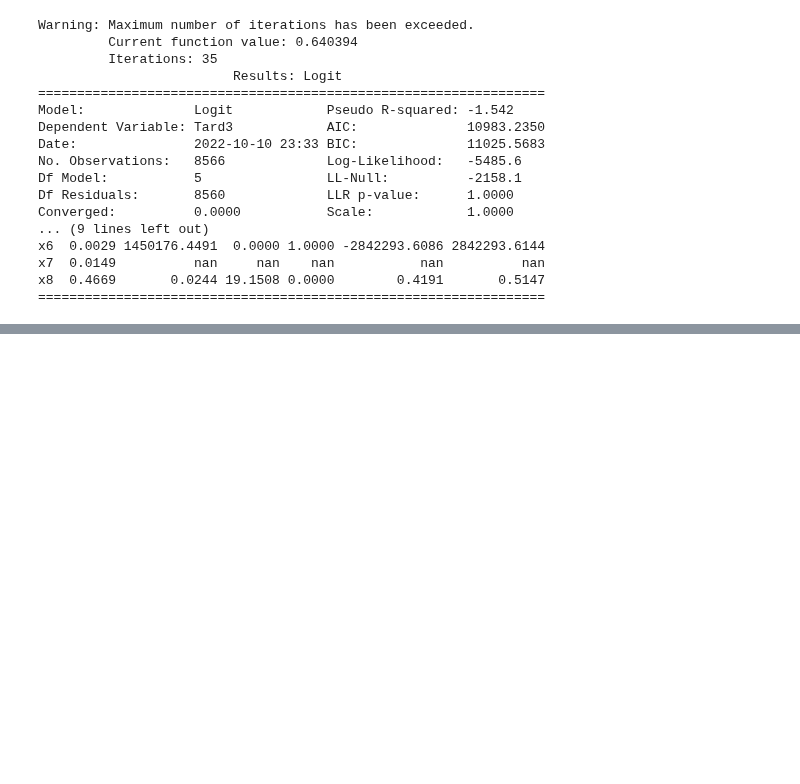
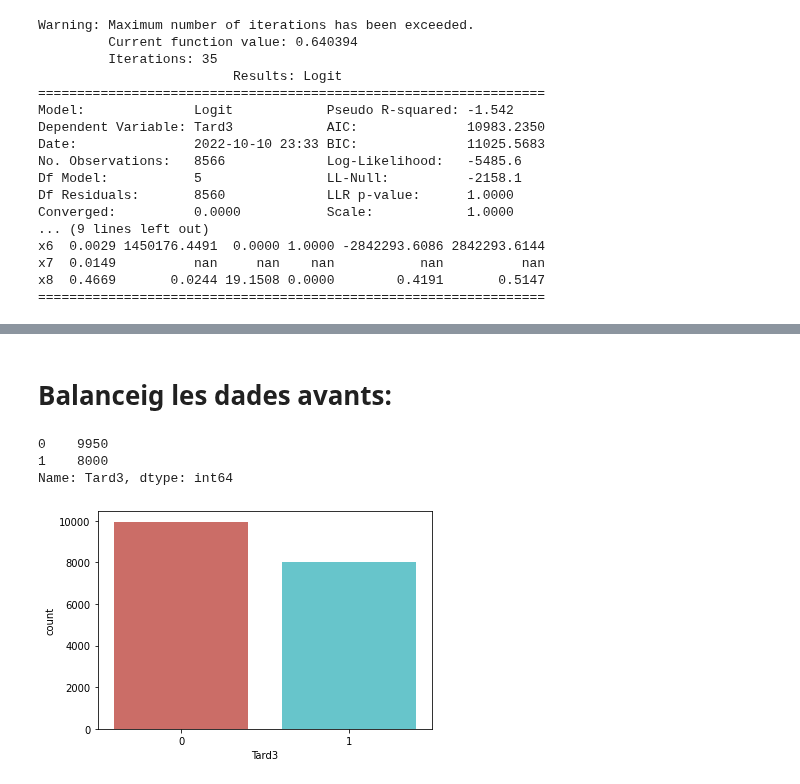
Before and after one commit to JMML2021/Entrega-projecte-final, a Jupyter notebook: utilitzar_loggistic_regression_per_mirar_els_coeficients_.ipynb, the cells around one changed output, grey strips where cells are left out. Saved outputs shown, nothing was run; the diff lists cells and outputs as text; code cells hidden in the pictures; blank space fills up the shorter version.

```diff
--- a/utilitzar_loggistic_regression_per_mirar_els_coeficients_.ipynb
+++ b/utilitzar_loggistic_regression_per_mirar_els_coeficients_.ipynb
@@ -284,0 +333,35 @@ x8      0.2924      0.0084    34.8372    0.0000     0.2760     0.3089
+# %% [markdown]
+# Balanceig les dades avants:
+# %%
+#@title creem df2_sobremostrejat
+
+from sklearn.utils import resample
+
+
+# Classes majoritàries i minoritàries separades
+df_majority = df2[df2.Tard3==0]
+df_minority = df2[df2.Tard3==1]
+
+# Upsample minority class
+df_minority_sobremostrejat = resample(df_minority,
+                                 replace=True,     # sample with replacement
+                                 n_samples=8000,    # to match majority class
+                                 random_state=123) # reproducible results
+
+# Combina la classe majoritària amb la classe minoritària sobremostrejat
+df2_sobremostrejat = pd.concat([df_majority, df_minority_sobremostrejat])
+
+#Mostra els nous recomptes de classes
+#
+df2_sobremostrejat.Tard3.value_counts()
+# %% [output]
+0    9950
+1    8000
+Name: Tard3, dtype: int64
+# %%
+df3= df2_sobremostrejat
+fig, ax = plt.subplots(figsize=(6, 4))
+sns.countplot(x='Tard3',data=df3, palette='hls')
+plt.show()
+# %% [output]
+[figure, added]
```
Also changed, not shown: parts of 6 cells of this notebook.
